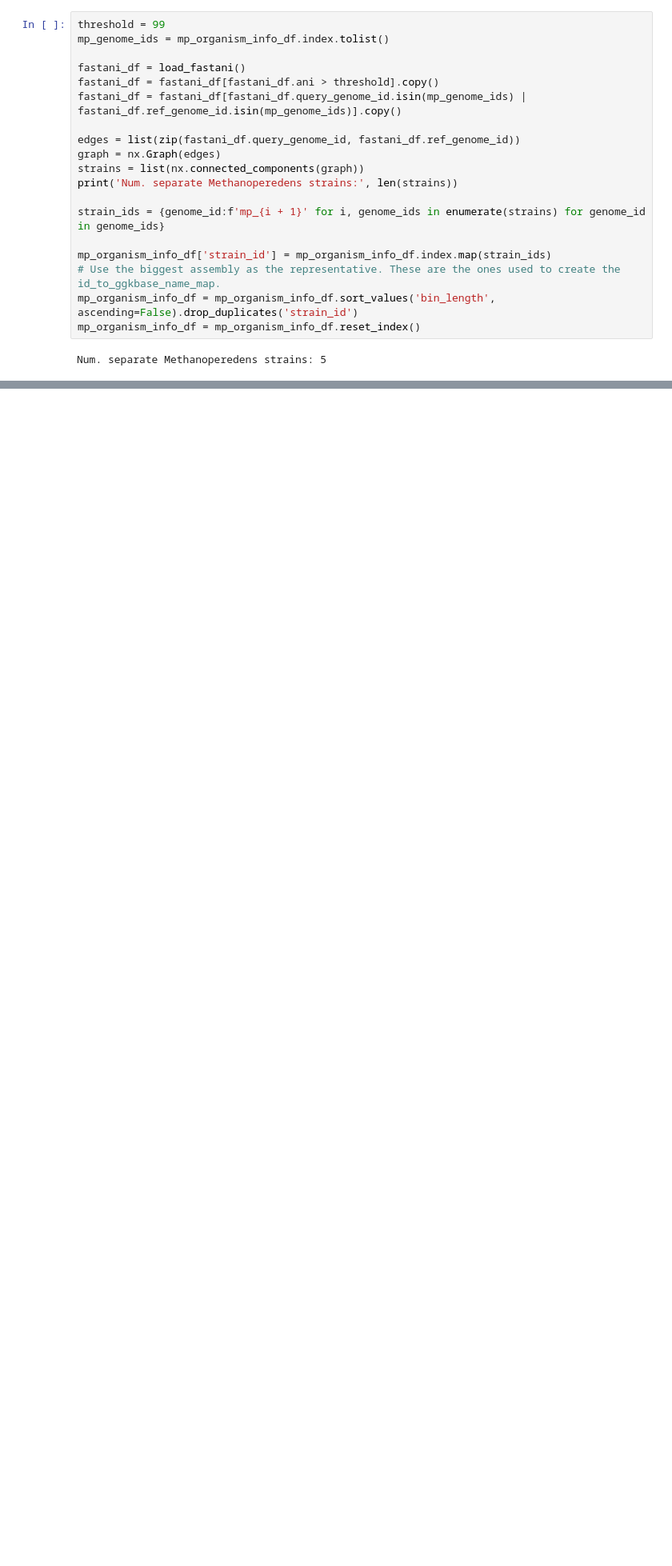
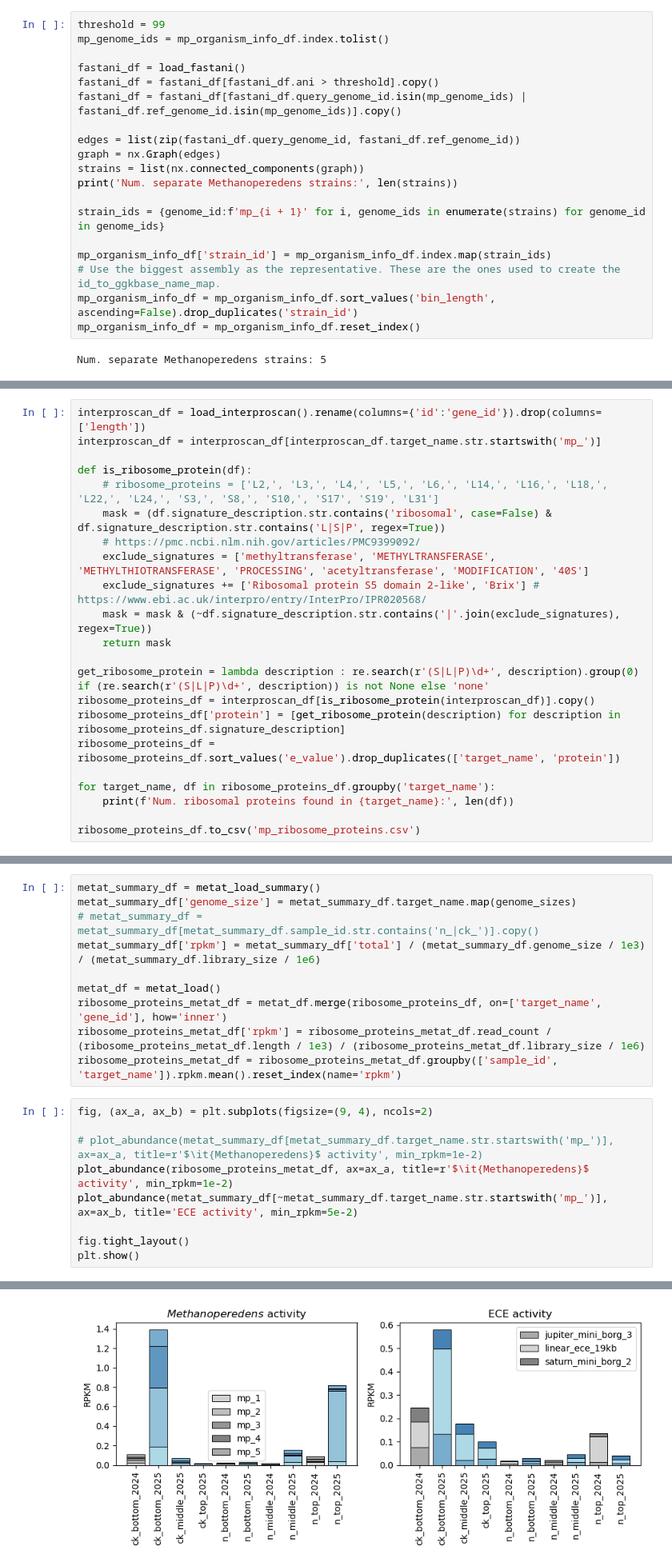
Before and after one commit to pipparichter/banfield, a Jupyter notebook: notebooks/sandbox-1.ipynb, the cells around one changed output, grey strips where cells are left out. Shown: that part at 80% size. Drawn from its saved outputs; the diff is of its cells as text; blank space fills up the shorter version.

```diff
--- a/notebooks/sandbox-1.ipynb
+++ b/notebooks/sandbox-1.ipynb
@@ -172,0 +140,22 @@ figure_df
+# %%
+interproscan_df = load_interproscan().rename(columns={'id':'gene_id'}).drop(columns=['length'])
+interproscan_df = interproscan_df[interproscan_df.target_name.str.startswith('mp_')]
+
+def is_ribosome_protein(df):
+    # ribosome_proteins = ['L2,', 'L3,', 'L4,', 'L5,', 'L6,', 'L14,', 'L16,', 'L18,', 'L22,', 'L24,', 'S3,', 'S8,', 'S10,', 'S17', 'S19', 'L31']
+    mask = (df.signature_description.str.contains('ribosomal', case=False) & df.signature_description.str.contains('L|S|P', regex=True))
+    # https://pmc.ncbi.nlm.nih.gov/articles/PMC9399092/
+    exclude_signatures = ['methyltransferase', 'METHYLTRANSFERASE', 'METHYLTHIOTRANSFERASE', 'PROCESSING', 'acetyltransferase', 'MODIFICATION', '40S']
+    exclude_signatures += ['Ribosomal protein S5 domain 2-like', 'Brix'] # https://www.ebi.ac.uk/interpro/entry/InterPro/IPR020568/
+    mask = mask & (~df.signature_description.str.contains('|'.join(exclude_signatures), regex=True))
+    return mask
+
+get_ribosome_protein = lambda description : re.search(r'(S|L|P)\d+', description).group(0) if (re.search(r'(S|L|P)\d+', description)) is not None else 'none'
+ribosome_proteins_df = interproscan_df[is_ribosome_protein(interproscan_df)].copy()
+ribosome_proteins_df['protein'] = [get_ribosome_protein(description) for description in ribosome_proteins_df.signature_description]
+ribosome_proteins_df = ribosome_proteins_df.sort_values('e_value').drop_duplicates(['target_name', 'protein'])
+
+for target_name, df in ribosome_proteins_df.groupby('target_name'):
+    print(f'Num. ribosomal proteins found in {target_name}:', len(df))
+
+ribosome_proteins_df.to_csv('mp_ribosome_proteins.csv')
@@ -172,0 +168,20 @@ figure_df
+# %%
+metat_summary_df = metat_load_summary()
+metat_summary_df['genome_size'] = metat_summary_df.target_name.map(genome_sizes)
+# metat_summary_df = metat_summary_df[metat_summary_df.sample_id.str.contains('n_|ck_')].copy()
+metat_summary_df['rpkm'] = metat_summary_df['total'] / (metat_summary_df.genome_size / 1e3) / (metat_summary_df.library_size / 1e6)
+
+metat_df = metat_load()
+ribosome_proteins_metat_df = metat_df.merge(ribosome_proteins_df, on=['target_name', 'gene_id'], how='inner')
+ribosome_proteins_metat_df['rpkm'] = ribosome_proteins_metat_df.read_count / (ribosome_proteins_metat_df.length / 1e3) / (ribosome_proteins_metat_df.library_size / 1e6)
+ribosome_proteins_metat_df = ribosome_proteins_metat_df.groupby(['sample_id', 'target_name']).rpkm.mean().reset_index(name='rpkm')
+# %%
+fig, (ax_a, ax_b) = plt.subplots(figsize=(9, 4), ncols=2)
+
+# plot_abundance(metat_summary_df[metat_summary_df.target_name.str.startswith('mp_')], ax=ax_a, title=r'$\it{Methanoperedens}$ activity', min_rpkm=1e-2)
+plot_abundance(ribosome_proteins_metat_df, ax=ax_a, title=r'$\it{Methanoperedens}$ activity', min_rpkm=1e-2)
+plot_abundance(metat_summary_df[~metat_summary_df.target_name.str.startswith('mp_')], ax=ax_b, title='ECE activity', min_rpkm=5e-2)
+
+fig.tight_layout()
+plt.show()
+# %% [output]
@@ -172,0 +190 @@ figure_df
+[figure, added]
```
Also changed, not shown: parts of 10 cells of this notebook, 9 other files.
